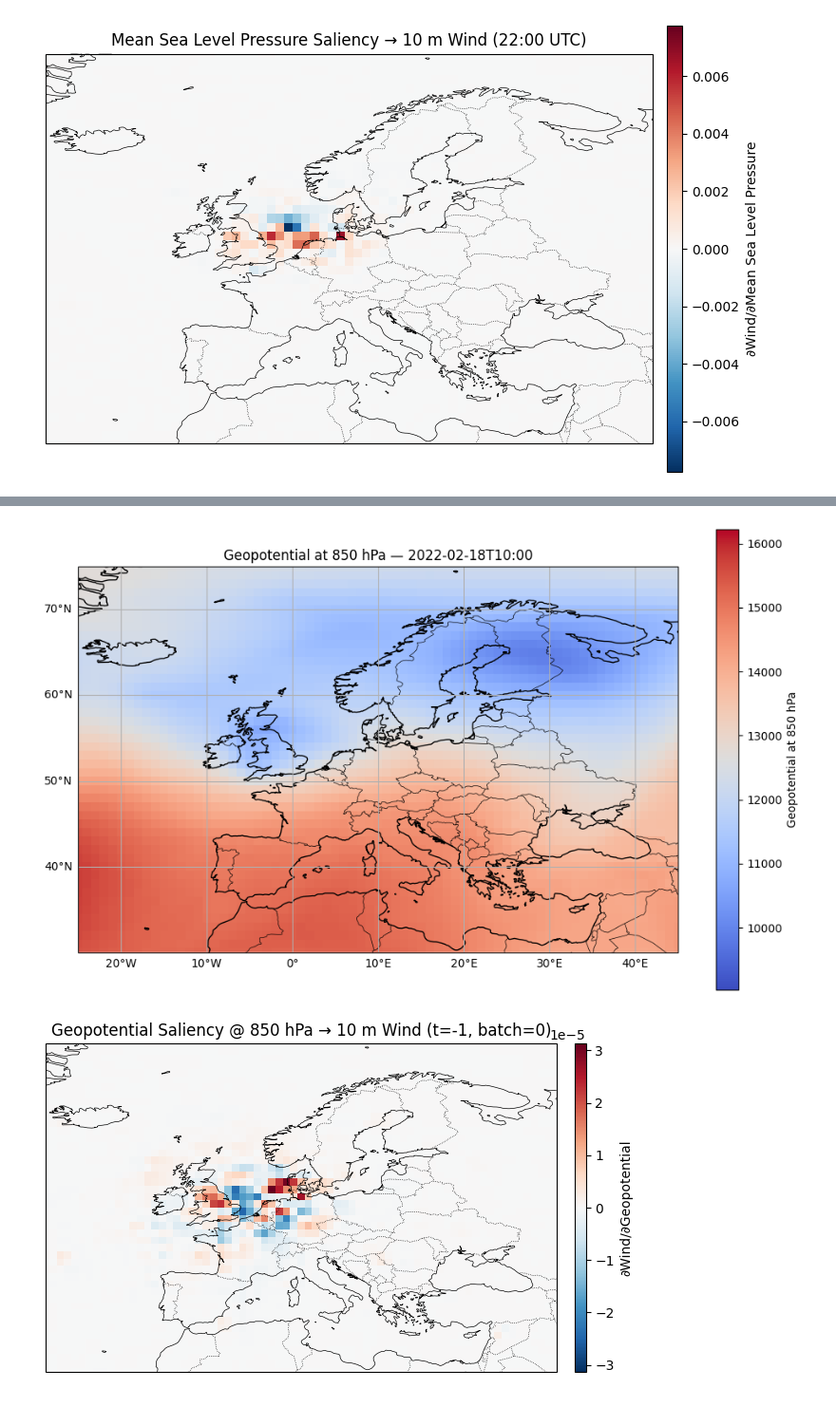
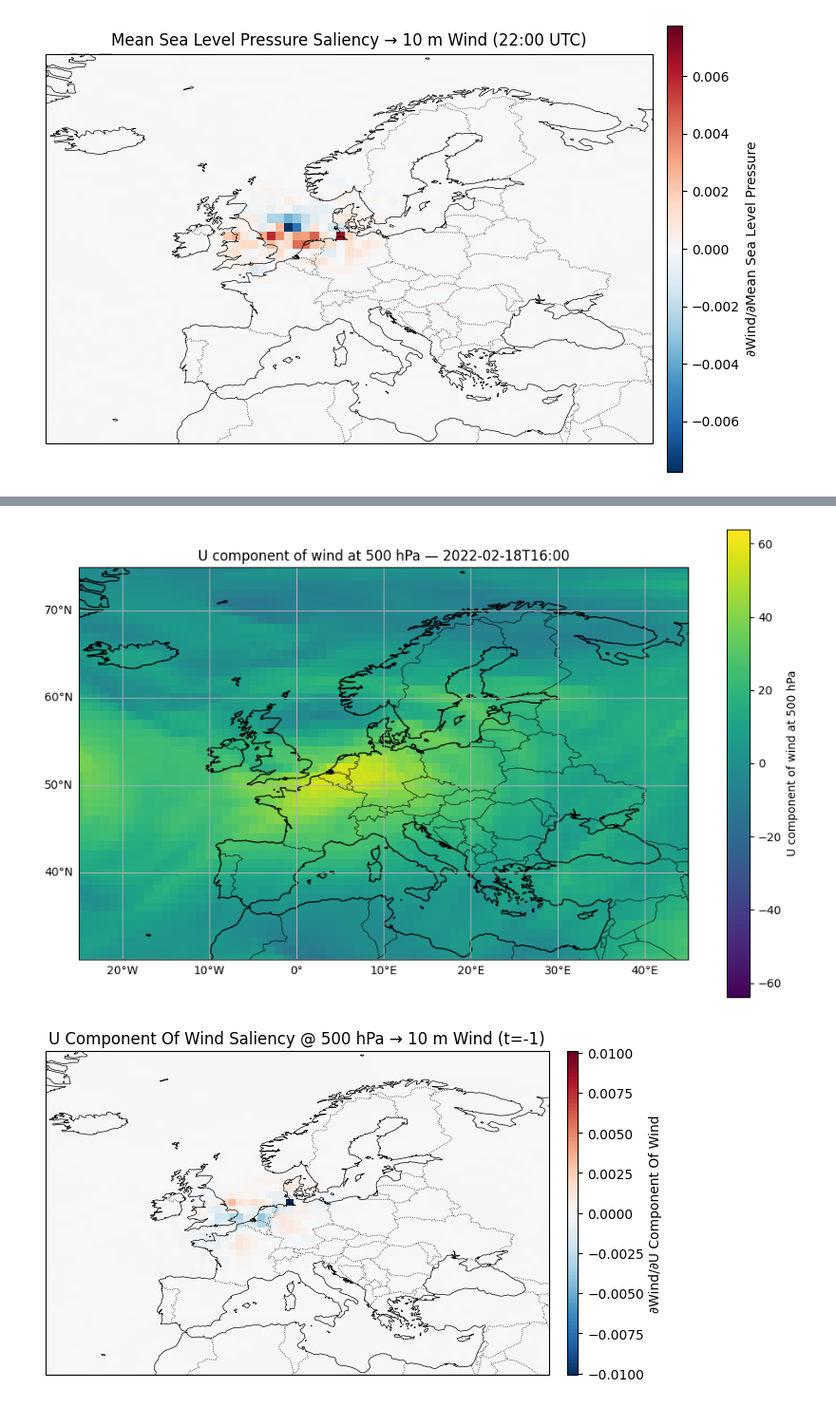
Before and after one commit to EStaELisa/graphcast-xai, a Jupyter notebook: jupiter_saliency_maps/gradients.ipynb, the cells around one changed output, grey strips where cells are left out. Shown at 95% size. Cells and saved outputs as stored; diff of their text form; code cells hidden in the pictures.

```diff
--- a/jupiter_saliency_maps/gradients.ipynb
+++ b/jupiter_saliency_maps/gradients.ipynb
@@ -81,48 +87,48 @@ Negative values mean that a increase of the input value would lead to a decrease
 # %%
 # variables:
 # geopotential, temperature, specific_humidity,
 # u_component_of_wind, v_component_of_wind, vertical_velocity
 
-varname = "geopotential"
-level = 850
+varname = "u_component_of_wind"
+level = 500
 time = -1
 extent=[-25, 45, 30, 75]
 
 
-plot_field(input_ds, time=0, level=level, var_name=varname, extent=extent)
+plot_field(input_ds, time=(time+2), level=level, var_name=varname, extent=extent)
 
-plot_atmospheric_saliency(
-    sal_ds=sal_ds,
-    input_ds=input_ds,
-    varname=varname,
-    target_level=level,
-    time_index=time,
-    batch_index=0,
-    extent=extent,
-    cmap="RdBu_r"
-)
+# plot_atmospheric_saliency(
+#     sal_ds=sal_ds,
+#     input_ds=input_ds,
+#     varname=varname,
+#     target_level=level,
+#     time_index=time,
+#     batch_index=0,
+#     extent=extent,
+#     cmap="RdBu_r"
+# )
 
-plot_atmospheric_saliency(
-    sal_ds=sal_ds_grad_x_input,
-    input_ds=input_ds,
-    varname=varname,
-    target_level=level,
-    time_index=time,
-    batch_index=0,
-    extent=extent,
-    cmap="RdBu_r"
-)
+# plot_atmospheric_saliency(
+#     sal_ds=sal_ds_grad_x_input,
+#     input_ds=input_ds,
+#     varname=varname,
+#     target_level=level,
+#     time_index=time,
+#     batch_index=0,
+#     extent=extent,
+#     cmap="RdBu_r"
+# )
 
 plot_atmospheric_saliency(
     sal_ds=sal_ds_integrated_gradients,
     input_ds=input_ds,
     varname=varname,
     target_level=level,
     time_index=time,
     batch_index=0,
     extent=extent,
     cmap="RdBu_r"
 )
 # %% [output]
-[figure, old version]
+[figure, new version]
-[figure, old version]
+[figure, new version]
```
Also changed, not shown: parts of 2 cells of this notebook, 19 other files.
